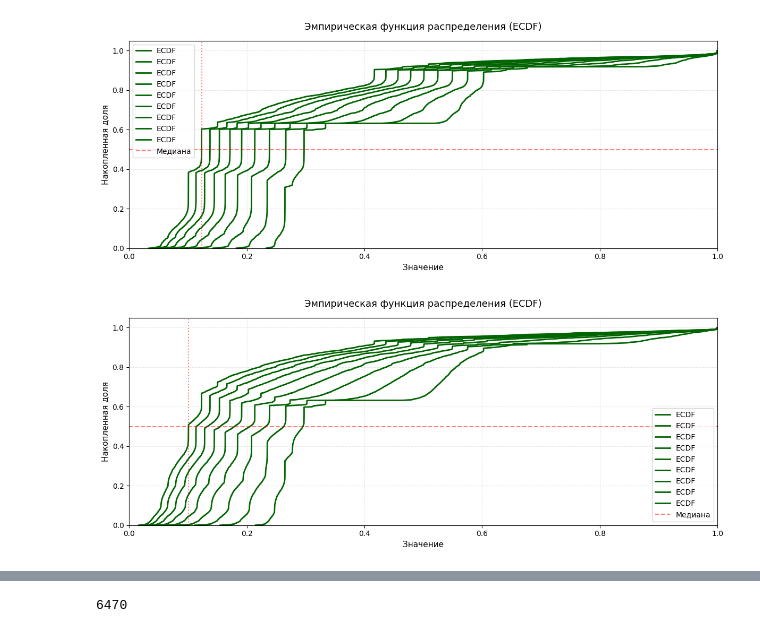
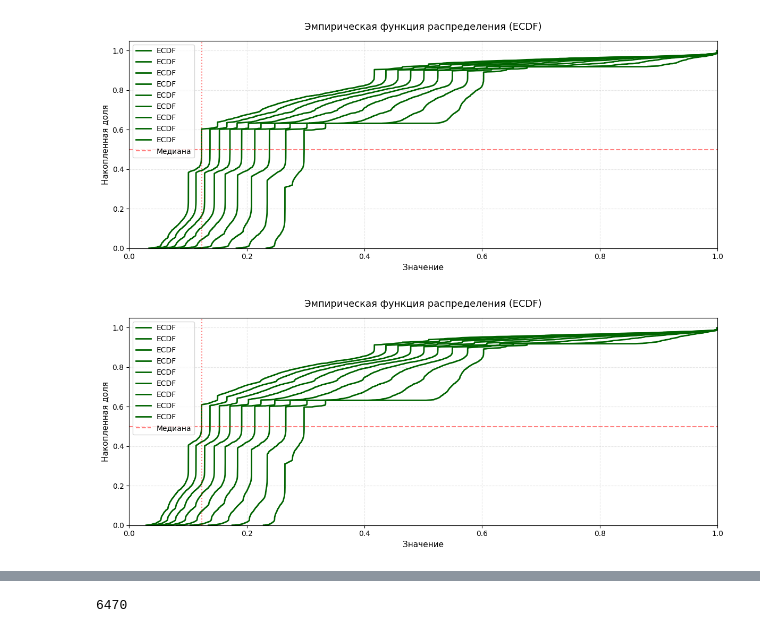
Before and after one commit to knagaev/project_artm, a Jupyter notebook: topic-modelling-attention/examples/my_quickstart.ipynb, the cells around one changed output, grey strips where cells are left out. Cells and saved outputs as stored; diff of their text form; code cells hidden in the pictures.

```diff
--- a/topic-modelling-attention/examples/my_quickstart.ipynb
+++ b/topic-modelling-attention/examples/my_quickstart.ipynb
@@ -394,6 +394,6 @@ plot_distribution_advanced(entropys, plot_type='ecdf')
 [figure]
 # %%
 # Построение всех типов графиков
-plot_distribution_advanced(entropys, plot_type='ecdf')
+plot_distribution_advanced(entropys_without, plot_type='ecdf')
 # %% [output]
-[figure, old version]
+[figure, new version]
```
Also changed, not shown: parts of 10 cells of this notebook, 8 other files.
